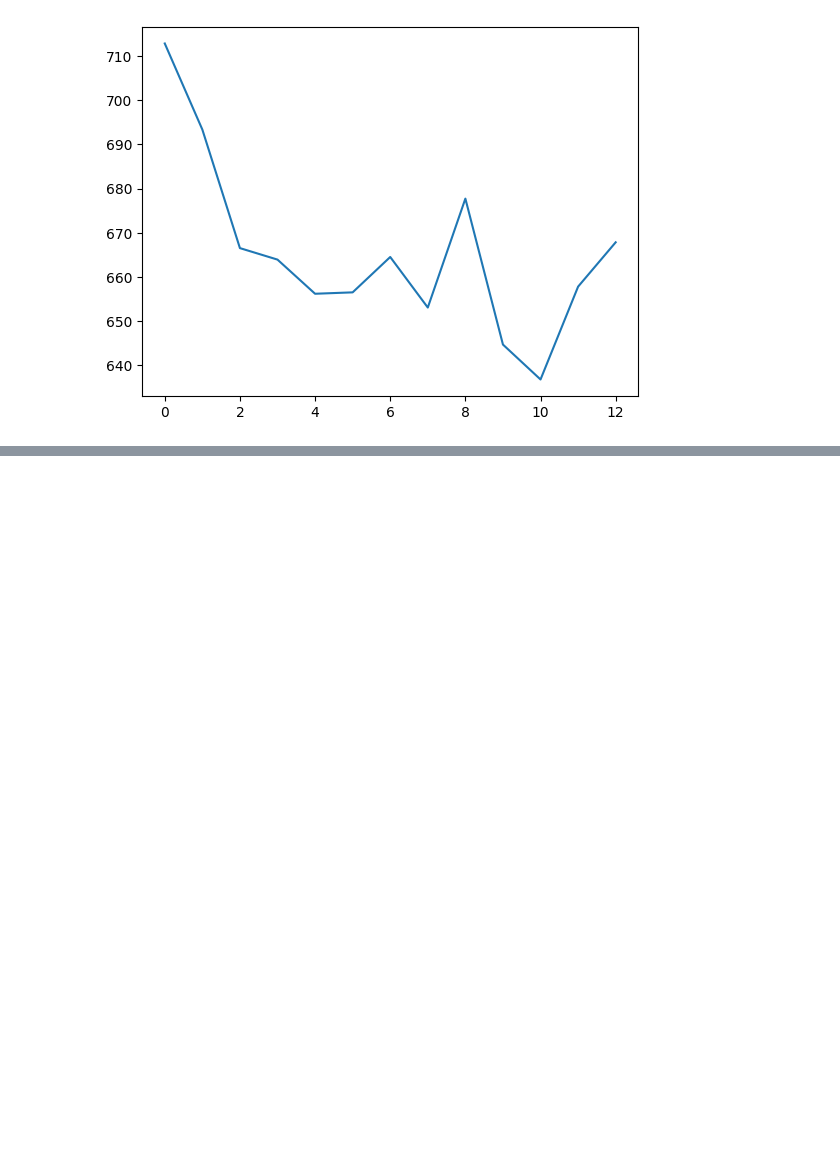
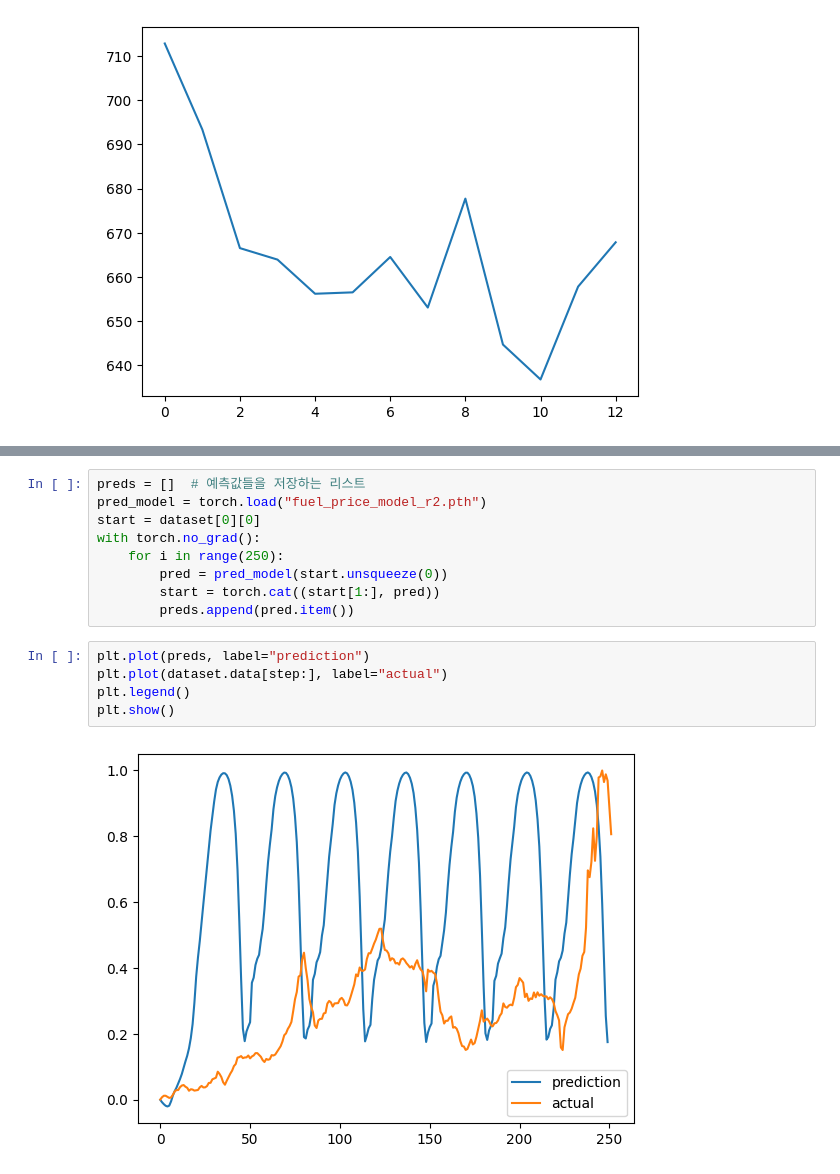
Before and after one commit to zeeenoo11/KDT5_Web_basic_Project, a Jupyter notebook: 이현길/fuel_price.ipynb, the cells around one changed output, grey strips where cells are left out. Cells and saved outputs as stored; diff of their text form; blank space fills up the shorter version.

```diff
--- a/이현길/fuel_price.ipynb
+++ b/이현길/fuel_price.ipynb
@@ -97,0 +237,16 @@ array([0.968603])
+# %%
+preds = []  # 예측값들을 저장하는 리스트
+pred_model = torch.load("fuel_price_model_r2.pth")
+start = dataset[0][0]
+with torch.no_grad():
+    for i in range(250):
+        pred = pred_model(start.unsqueeze(0))
+        start = torch.cat((start[1:], pred))
+        preds.append(pred.item())
+# %%
+plt.plot(preds, label="prediction")
+plt.plot(dataset.data[step:], label="actual")
+plt.legend()
+plt.show()
+# %% [output]
+[figure, added]
```
Also changed, not shown: parts of 15 cells of this notebook, 5 other files.
